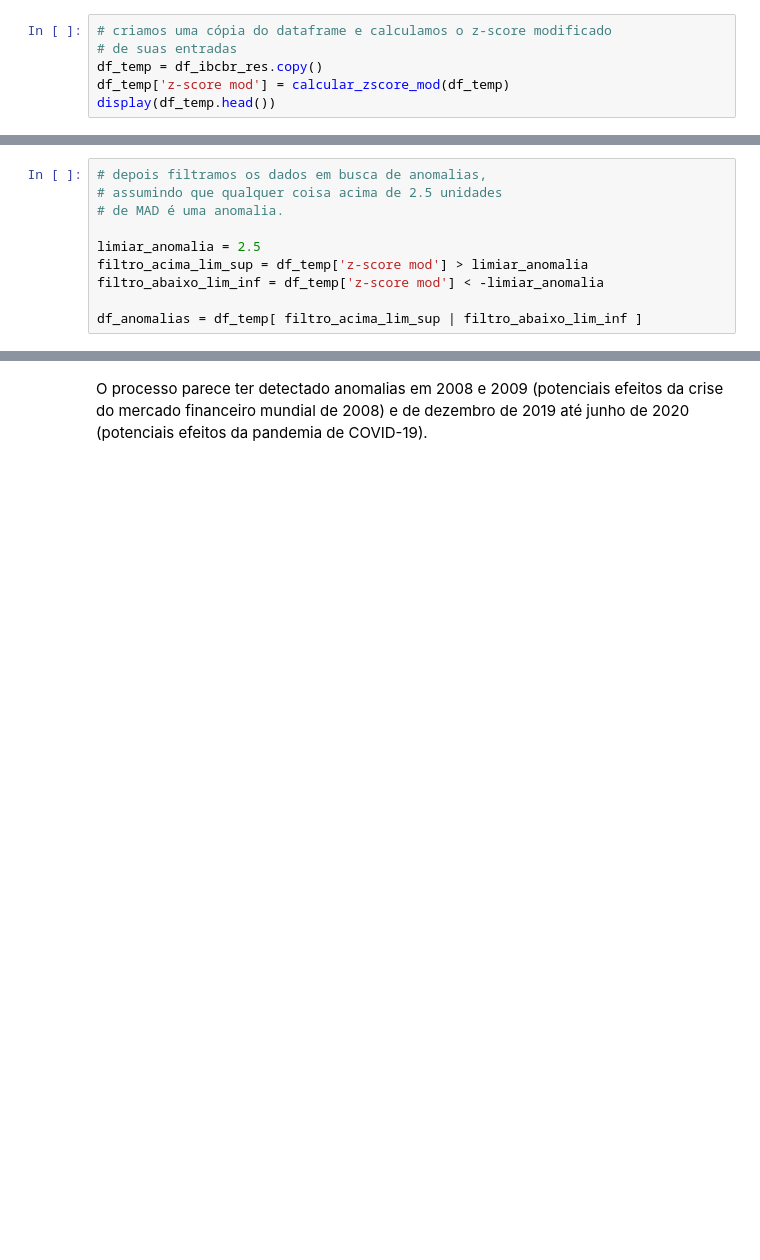
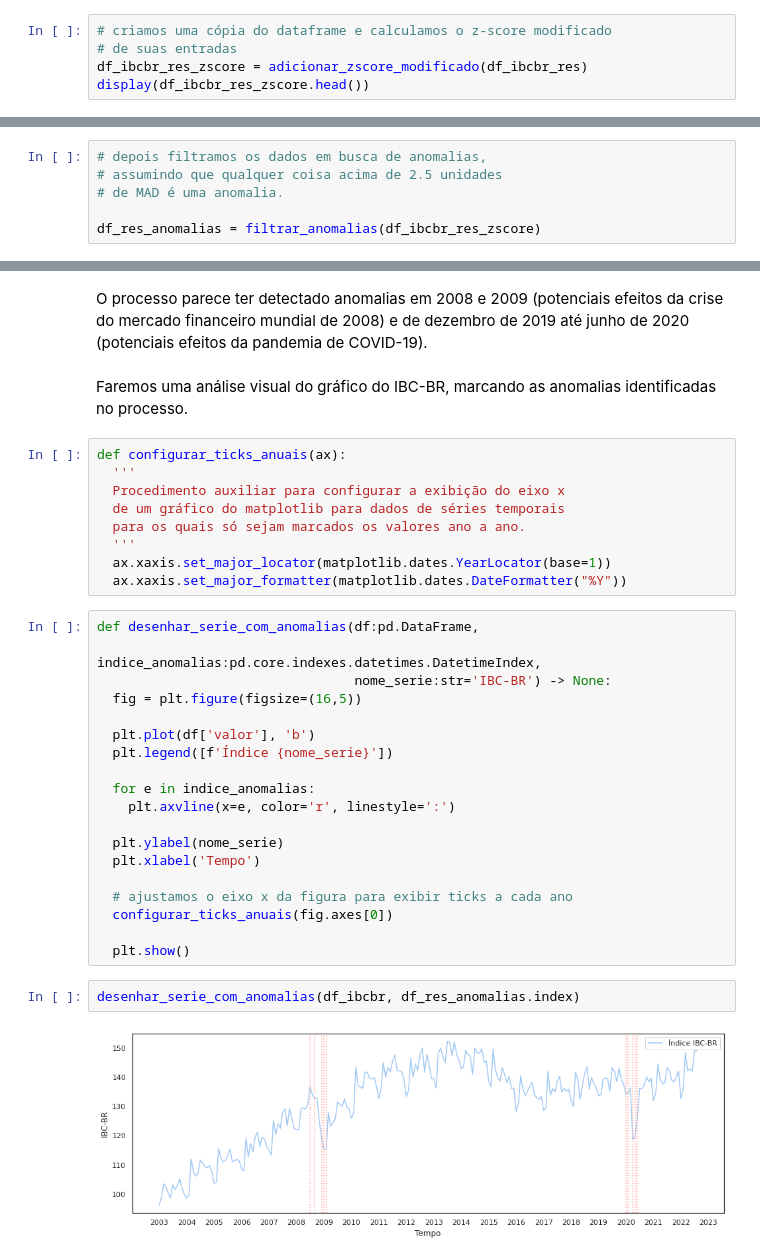
Before and after one commit to dev-alexmc/bimaster-proj, a Jupyter notebook: ibc_br_da_metodos_estatisticos.ipynb, the cells around one changed output, grey strips where cells are left out. Drawn from its saved outputs; the diff is of its cells as text; blank space fills up the shorter version.

```diff
--- a/ibc_br_da_metodos_estatisticos.ipynb
+++ b/ibc_br_da_metodos_estatisticos.ipynb
@@ -214,9 +199,8 @@ MAD do resíduo do IBC-BR = 0.009062644702768241.
 # %%
 # criamos uma cópia do dataframe e calculamos o z-score modificado
 # de suas entradas
-df_temp = df_ibcbr_res.copy()
-df_temp['z-score mod'] = calcular_zscore_mod(df_temp)
-display(df_temp.head())
+df_ibcbr_res_zscore = adicionar_zscore_modificado(df_ibcbr_res)
+display(df_ibcbr_res_zscore.head())
 # %% [output]
 |  | valor | z-score mod |
 | data |  |  |
@@ -230,9 +234,5 @@ display(df_temp.head())
 # assumindo que qualquer coisa acima de 2.5 unidades
 # de MAD é uma anomalia.
 
-limiar_anomalia = 2.5
-filtro_acima_lim_sup = df_temp['z-score mod'] > limiar_anomalia
-filtro_abaixo_lim_inf = df_temp['z-score mod'] < -limiar_anomalia
-
-df_anomalias = df_temp[ filtro_acima_lim_sup | filtro_abaixo_lim_inf ]
+df_res_anomalias = filtrar_anomalias(df_ibcbr_res_zscore)
 # %%
@@ -252,3 +252,37 @@ display(df_anomalias)
 | 2020-06-01 | 0.955636 | -3.339268 |
 # %% [markdown]
 O processo parece ter detectado anomalias em 2008 e 2009 (potenciais efeitos da crise do mercado financeiro mundial de 2008) e de dezembro de 2019 até junho de 2020 (potenciais efeitos da pandemia de COVID-19).
+# %% [markdown]
+Faremos uma análise visual do gráfico do IBC-BR, marcando as anomalias identificadas no processo.
+# %%
+def configurar_ticks_anuais(ax):
+  '''
+  Procedimento auxiliar para configurar a exibição do eixo x
+  de um gráfico do matplotlib para dados de séries temporais
+  para os quais só sejam marcados os valores ano a ano.
+  '''
+  ax.xaxis.set_major_locator(matplotlib.dates.YearLocator(base=1))
+  ax.xaxis.set_major_formatter(matplotlib.dates.DateFormatter("%Y"))
+# %%
+def desenhar_serie_com_anomalias(df:pd.DataFrame,
+                                 indice_anomalias:pd.core.indexes.datetimes.DatetimeIndex,
+                                 nome_serie:str='IBC-BR') -> None:
+  fig = plt.figure(figsize=(16,5))
+
+  plt.plot(df['valor'], 'b')
+  plt.legend([f'Índice {nome_serie}'])
+
+  for e in indice_anomalias:
+    plt.axvline(x=e, color='r', linestyle=':')
+
+  plt.ylabel(nome_serie)
+  plt.xlabel('Tempo')
+
+  # ajustamos o eixo x da figura para exibir ticks a cada ano
+  configurar_ticks_anuais(fig.axes[0])
+
+  plt.show()
+# %%
+desenhar_serie_com_anomalias(df_ibcbr, df_res_anomalias.index)
+# %% [output]
+[figure, added]
```
Also changed, not shown: parts of 19 cells of this notebook, 3 other files.
